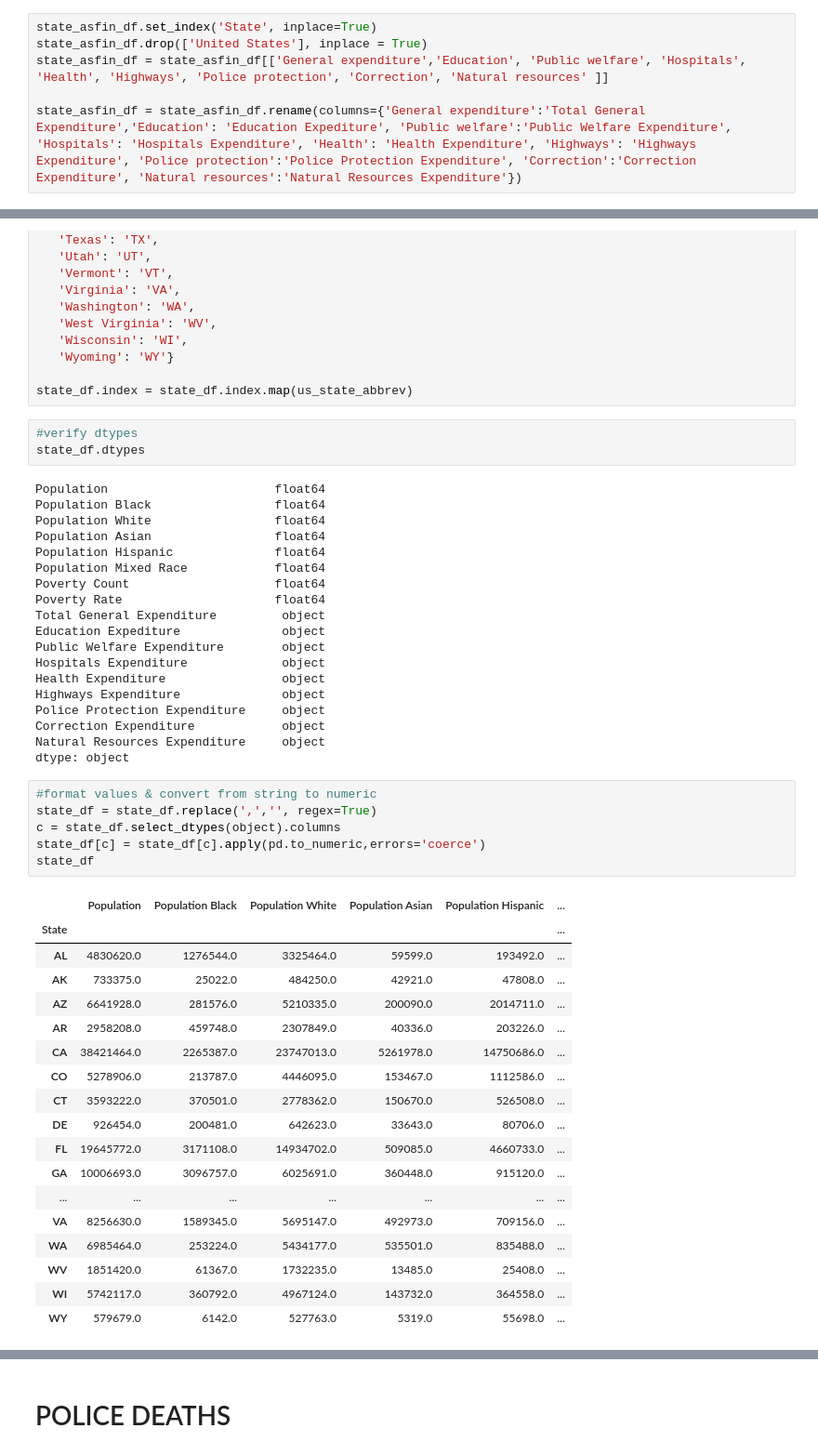
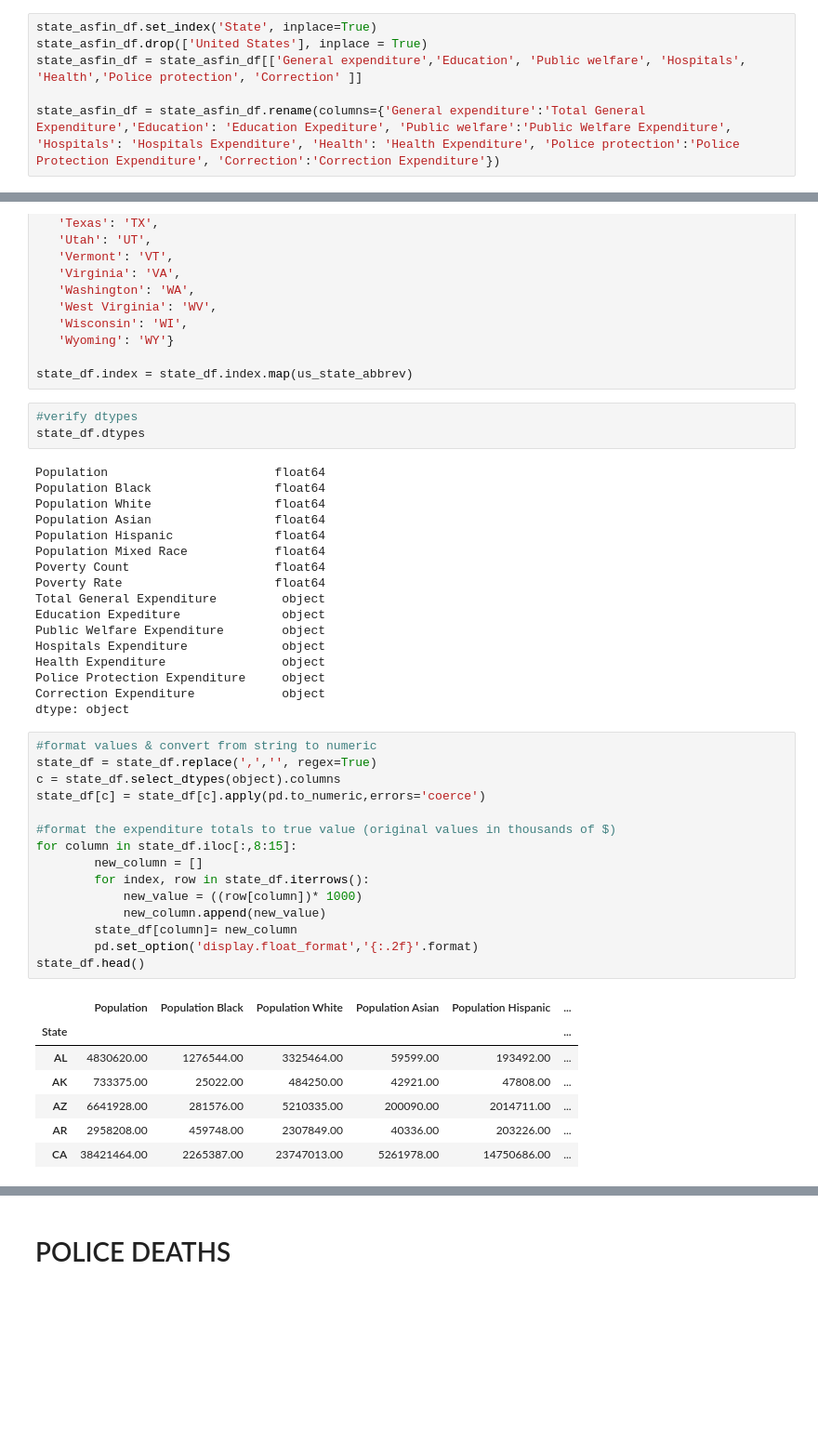
Before and after one commit to dmtiblin/SHOOTINGS, a Jupyter notebook: COMBINED_DATABASE.ipynb, the cells around one changed output, grey strips where cells are left out. Shown: that part at 93% size. Drawn from its saved outputs; the diff is of its cells as text; blank space fills up the shorter version.

```diff
--- a/COMBINED_DATABASE.ipynb
+++ b/COMBINED_DATABASE.ipynb
@@ -31,9 +31,9 @@ state_asfin_df = pd.read_csv ('2015_asfin_state_totals_transposed.csv')
 # %%
 state_asfin_df.set_index('State', inplace=True)
 state_asfin_df.drop(['United States'], inplace = True)
-state_asfin_df = state_asfin_df[['General expenditure','Education', 'Public welfare', 'Hospitals', 'Health', 'Highways', 'Police protection', 'Correction', 'Natural resources' ]]
+state_asfin_df = state_asfin_df[['General expenditure','Education', 'Public welfare', 'Hospitals', 'Health','Police protection', 'Correction' ]]
 
-state_asfin_df = state_asfin_df.rename(columns={'General expenditure':'Total General Expenditure','Education': 'Education Expediture', 'Public welfare':'Public Welfare Expenditure', 'Hospitals': 'Hospitals Expenditure', 'Health': 'Health Expenditure', 'Highways': 'Highways Expenditure', 'Police protection':'Police Protection Expenditure', 'Correction':'Correction Expenditure', 'Natural resources':'Natural Resources Expenditure'})
+state_asfin_df = state_asfin_df.rename(columns={'General expenditure':'Total General Expenditure','Education': 'Education Expediture', 'Public welfare':'Public Welfare Expenditure', 'Hospitals': 'Hospitals Expenditure', 'Health': 'Health Expenditure', 'Police protection':'Police Protection Expenditure', 'Correction':'Correction Expenditure'})
 # %%
 state_asfin_df.head()
 # %% [output]
@@ -190,33 +190,29 @@ Education Expediture              object
 Public Welfare Expenditure        object
 Hospitals Expenditure             object
 Health Expenditure                object
-Highways Expenditure              object
 Police Protection Expenditure     object
 Correction Expenditure            object
-Natural Resources Expenditure     object
 dtype: object
 # %%
 #format values & convert from string to numeric
 state_df = state_df.replace(',','', regex=True)
 c = state_df.select_dtypes(object).columns
 state_df[c] = state_df[c].apply(pd.to_numeric,errors='coerce')
-state_df
+
+#format the expenditure totals to true value (original values in thousands of $)
+for column in state_df.iloc[:,8:15]:
+        new_column = []
+        for index, row in state_df.iterrows():
+            new_value = ((row[column])* 1000)
+            new_column.append(new_value)
+        state_df[column]= new_column
+        pd.set_option('display.float_format','{:.2f}'.format)
+state_df.head()
 # %% [output]
 |  | Population | Population Black | Population White | Population Asian | Population Hispanic | ... |
 | State |  |  |  |  |  | ... |
-| AL | 4830620.0 | 1276544.0 | 3325464.0 | 59599.0 | 193492.0 | ... |
-| AK | 733375.0 | 25022.0 | 484250.0 | 42921.0 | 47808.0 | ... |
-| AZ | 6641928.0 | 281576.0 | 5210335.0 | 200090.0 | 2014711.0 | ... |
-| AR | 2958208.0 | 459748.0 | 2307849.0 | 40336.0 | 203226.0 | ... |
-| CA | 38421464.0 | 2265387.0 | 23747013.0 | 5261978.0 | 14750686.0 | ... |
-| CO | 5278906.0 | 213787.0 | 4446095.0 | 153467.0 | 1112586.0 | ... |
-| CT | 3593222.0 | 370501.0 | 2778362.0 | 150670.0 | 526508.0 | ... |
-| DE | 926454.0 | 200481.0 | 642623.0 | 33643.0 | 80706.0 | ... |
-| FL | 19645772.0 | 3171108.0 | 14934702.0 | 509085.0 | 4660733.0 | ... |
-| GA | 10006693.0 | 3096757.0 | 6025691.0 | 360448.0 | 915120.0 | ... |
-| ... | ... | ... | ... | ... | ... | ... |
-| VA | 8256630.0 | 1589345.0 | 5695147.0 | 492973.0 | 709156.0 | ... |
-| WA | 6985464.0 | 253224.0 | 5434177.0 | 535501.0 | 835488.0 | ... |
-| WV | 1851420.0 | 61367.0 | 1732235.0 | 13485.0 | 25408.0 | ... |
-| WI | 5742117.0 | 360792.0 | 4967124.0 | 143732.0 | 364558.0 | ... |
-| WY | 579679.0 | 6142.0 | 527763.0 | 5319.0 | 55698.0 | ... |
+| AL | 4830620.00 | 1276544.00 | 3325464.00 | 59599.00 | 193492.00 | ... |
+| AK | 733375.00 | 25022.00 | 484250.00 | 42921.00 | 47808.00 | ... |
+| AZ | 6641928.00 | 281576.00 | 5210335.00 | 200090.00 | 2014711.00 | ... |
+| AR | 2958208.00 | 459748.00 | 2307849.00 | 40336.00 | 203226.00 | ... |
+| CA | 38421464.00 | 2265387.00 | 23747013.00 | 5261978.00 | 14750686.00 | ... |
```
Also changed, not shown: parts of 8 cells of this notebook, 2 other files.
